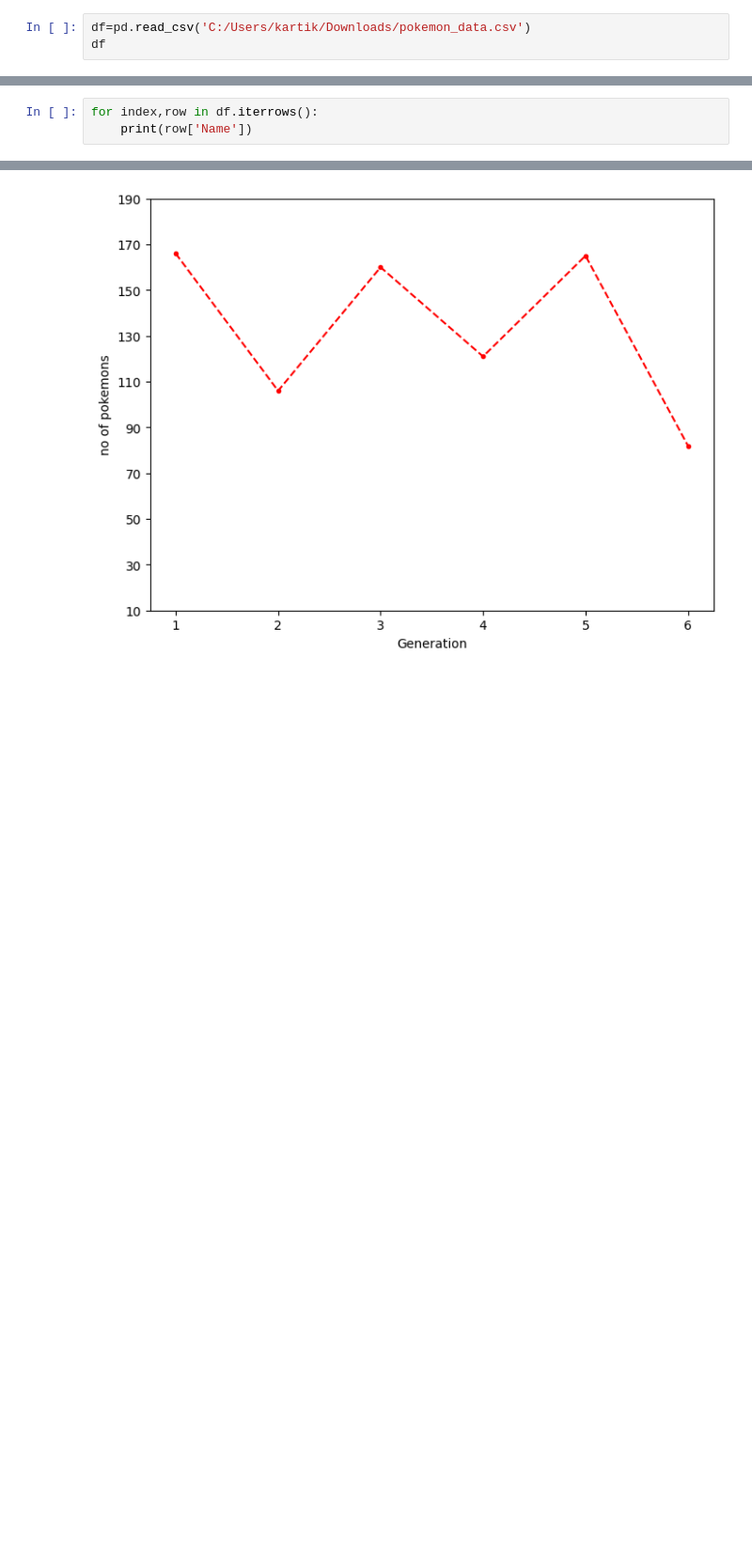
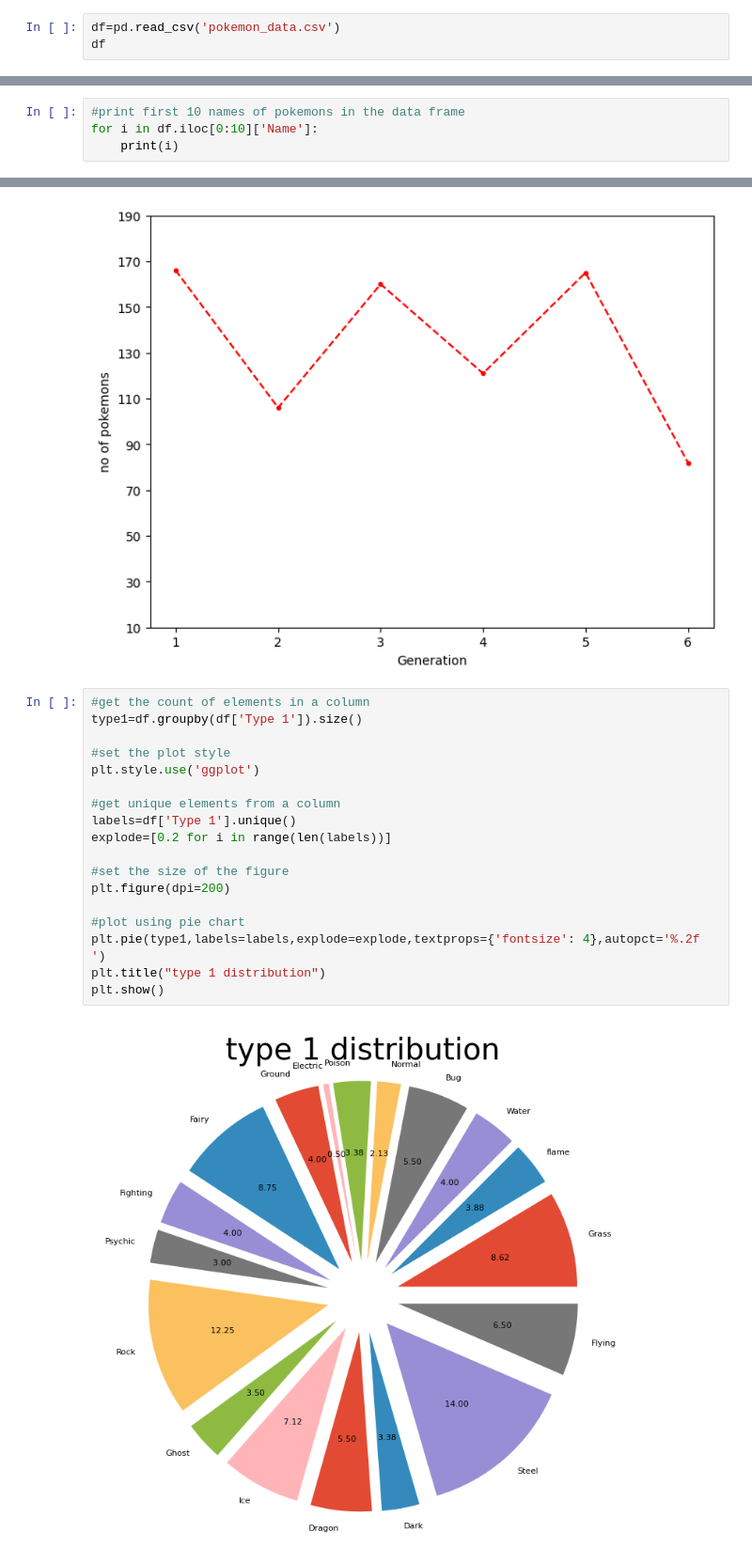
Before and after one commit to kartikchauhan13/pokemonDataAnalysis, a Jupyter notebook: PokemonAnalysis.ipynb, the cells around one changed output, grey strips where cells are left out. Shown: that part at 94% size. Cells and saved outputs as stored; diff of their text form; blank space fills up the shorter version.

```diff
--- a/PokemonAnalysis.ipynb
+++ b/PokemonAnalysis.ipynb
@@ -4,7 +4,7 @@ import matplotlib.pyplot as plt
 
 import numpy as np
 # %%
-df=pd.read_csv('C:/Users/kartik/Downloads/pokemon_data.csv')
+df=pd.read_csv('pokemon_data.csv')
 df
 # %% [output]
 |  | # | Name | Type 1 | Type 2 | HP | Attack | Defense | Sp. Atk | Sp. Def | Speed | Generation | ... |
@@ -91,8 +91,9 @@ print(df.iloc[40:50])
 48     30           1      False
 49     40           1      False
 # %%
-for index,row in df.iterrows():
-    print(row['Name'])
+#print first 10 names of pokemons in the data frame
+for i in df.iloc[0:10]['Name']:
+    print(i)
 # %% [output]
 Bulbasaur
 Ivysaur
@@ -212,3 +206,23 @@ plt.xlabel('Generation')
 plt.show()
 # %% [output]
 [figure]
+# %%
+#get the count of elements in a column
+type1=df.groupby(df['Type 1']).size()
+
+#set the plot style
+plt.style.use('ggplot')
+
+#get unique elements from a column
+labels=df['Type 1'].unique()
+explode=[0.2 for i in range(len(labels))]
+
+#set the size of the figure
+plt.figure(dpi=200)
+
+#plot using pie chart
+plt.pie(type1,labels=labels,explode=explode,textprops={'fontsize': 4},autopct='%.2f ')
+plt.title("type 1 distribution")
+plt.show()
+# %% [output]
+[figure, added]
```
Also changed, not shown: parts of 2 cells of this notebook, 1 other file.
